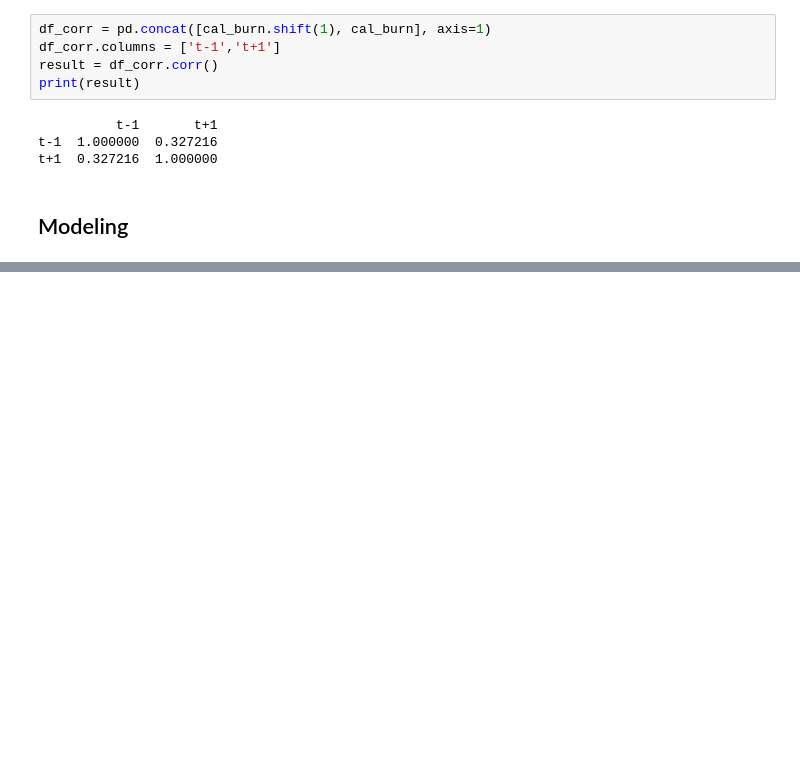
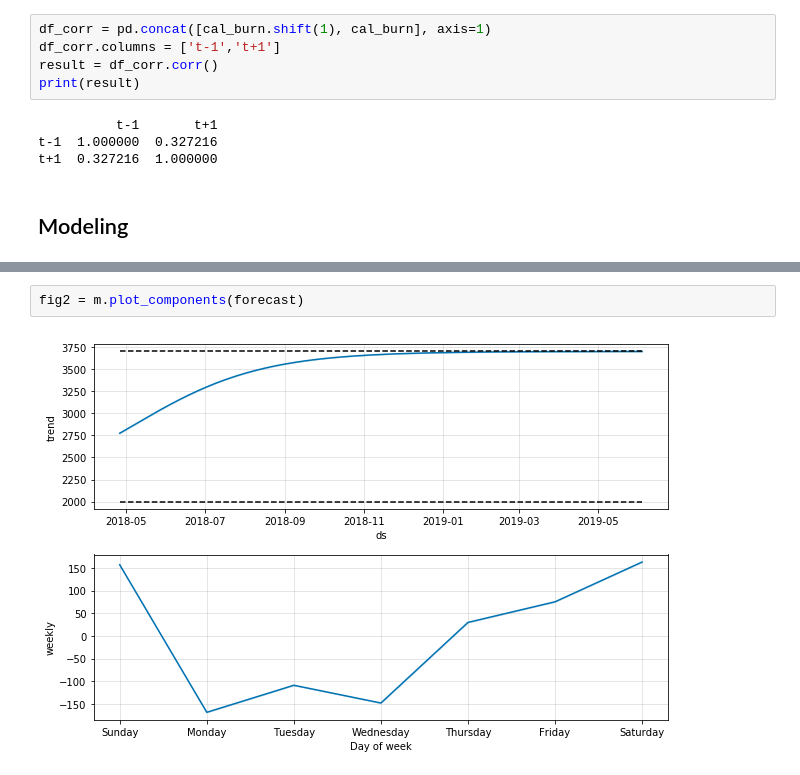
Before and after one commit to tsa-project-steven-matt/tsa_project, a Jupyter notebook: tsa_steven.ipynb, the cells around one changed output, grey strips where cells are left out. Drawn from its saved outputs; the diff is of its cells as text; blank space fills up the shorter version.

```diff
--- a/tsa_steven.ipynb
+++ b/tsa_steven.ipynb
@@ -309,0 +388,4 @@ t+1  0.327216  1.000000
+# %%
+fig2 = m.plot_components(forecast)
+# %% [output]
+[figure, added]
```
Also changed, not shown: parts of 20 cells of this notebook.
